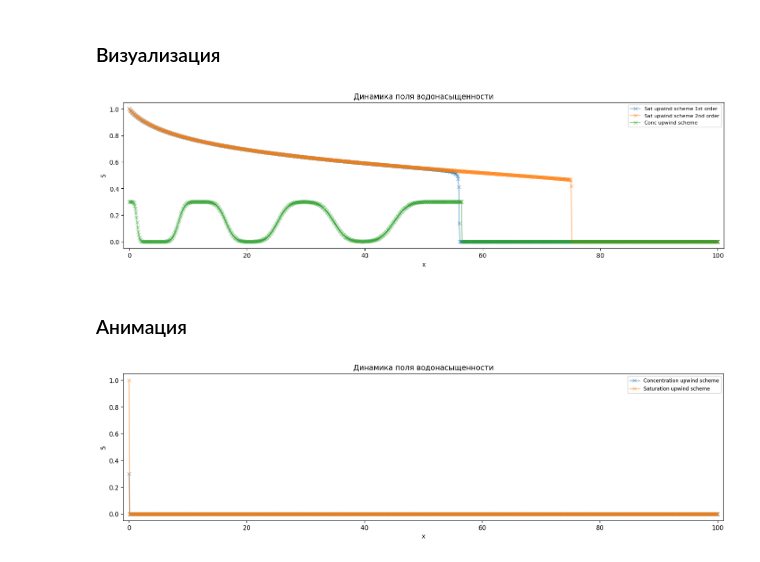
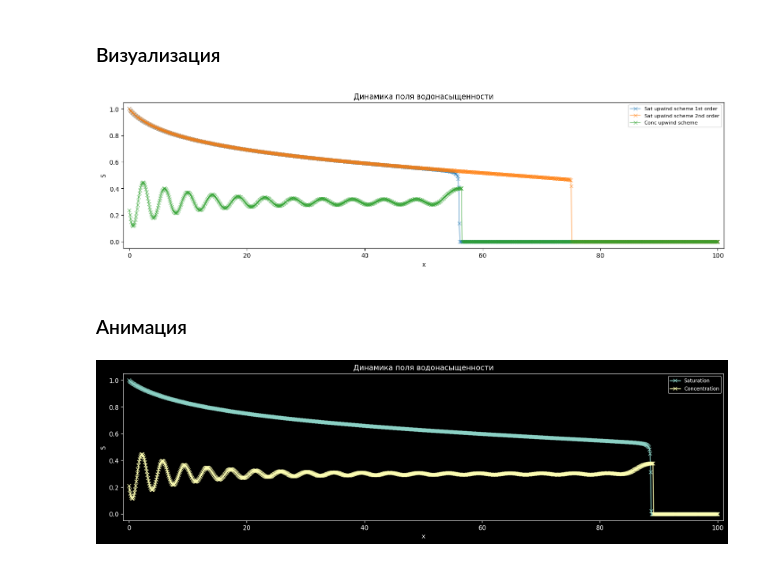
Before and after one commit to lnrSmglln/Carbonate-Acidizing-Modeling, a Jupyter notebook: 2phase/components transport.ipynb, the cells around one changed output. Drawn from its saved outputs; the diff is of its cells as text; code cells hidden in the pictures.

```diff
--- a/2phase/components transport.ipynb
+++ b/2phase/components transport.ipynb
@@ -225,15 +225,15 @@ S2[:, 0] = saturation_left
 conc = np.zeros([num_of_time_points, num_of_grid_points])
 
 #   sin concentration
-# conc[:, 0] = conc_left + 0.2 * np.sin(t/10)
+conc[:, 0] = conc_left + 0.2 * np.sin(t/10)
 
 #   hairbrush concentration
-n_intervals = 10
-for i in range(n_intervals):
-    if i % 2 == 0:
-        conc[len(t)//10*i : len(t)//10*(i+1), 0] = conc_left
-    else:
-        conc[len(t)//10*i : len(t)//10*(i+1), 0] = 0
+# n_intervals = 10
+# for i in range(n_intervals):
+#     if i % 2 == 0:
+#         conc[len(t)//10*i : len(t)//10*(i+1), 0] = conc_left
+#     else:
+#         conc[len(t)//10*i : len(t)//10*(i+1), 0] = 0
 
 conc2 = np.zeros([num_of_time_points, num_of_grid_points])
 conc2[:, 0] = conc_left
@@ -308,46 +308,46 @@ ax.set_xlim([-0.01 * length, length * 1.01])
 plt.legend(fontsize=8)
 plt.show()
 # %% [output]
-[figure, old version]
+[figure, new version]
 # %% [markdown]
 ### Анимация
 # %%
 import matplotlib.animation as animation
 
+plt.style.use('dark_background')
 
 n_frames = 100
 
 t_opt = []
 conc_opt = []
 sat_opt = []
 for i in range(S.shape[0]):
     if i % (total_time // tau // (n_frames-1)) == 0:
         t_opt.append(t[i])
         conc_opt.append(conc[i])
         sat_opt.append(S[i])
 
 fig, ax = plt.subplots(figsize=(14, 4), layout='constrained', dpi=150)
 
-# ax.plot(x, S[show], label="Sat upwind scheme", marker="x", alpha=0.5)
-conc_line, = ax.plot(x, conc[0], label="Concentration upwind scheme", marker="x", alpha=0.5)
-sat_line, = ax.plot(x, S[0], label="Saturation upwind scheme", marker="x", alpha=0.5)
+sat_line, = ax.plot(x, S[0], label="Saturation", marker="x", alpha=0.9)
+conc_line, = ax.plot(x, conc[0], label="Concentration", marker="x", alpha=0.9)
 
 plt.title("Динамика поля водонасыщенности")
 
 ax.set_ylabel("S")
 ax.set_xlabel("x")
 ax.set_ylim([-0.05, 1.05])
 ax.set_xlim([-0.01 * length, length * 1.01])
 
 ax.legend(fontsize=8)
 
 def update(frame):
     # update the line plot:
     conc_line.set_data(x, conc_opt[frame])
     sat_line.set_data(x, sat_opt[frame])
     return conc_line, sat_line
 
-# ani = animation.FuncAnimation(fig=fig, func=update, frames=n_frames, interval=0.1, blit=True)
-# ani.save(filename="../data/concentration_field.gif", writer="pillow")
+ani = animation.FuncAnimation(fig=fig, func=update, frames=n_frames, interval=0.1, blit=True)
+ani.save(filename="../data/periodic_concentration_field.gif", writer="pillow")
 # %% [output]
-[figure, old version]
+[figure, new version]
```
Also changed, not shown: 1 other file.
